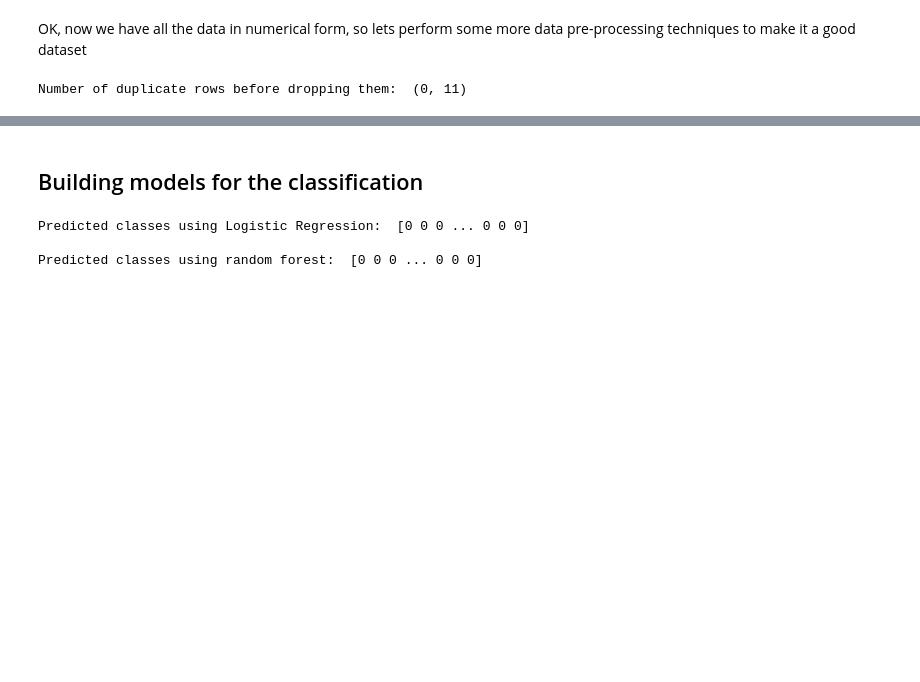
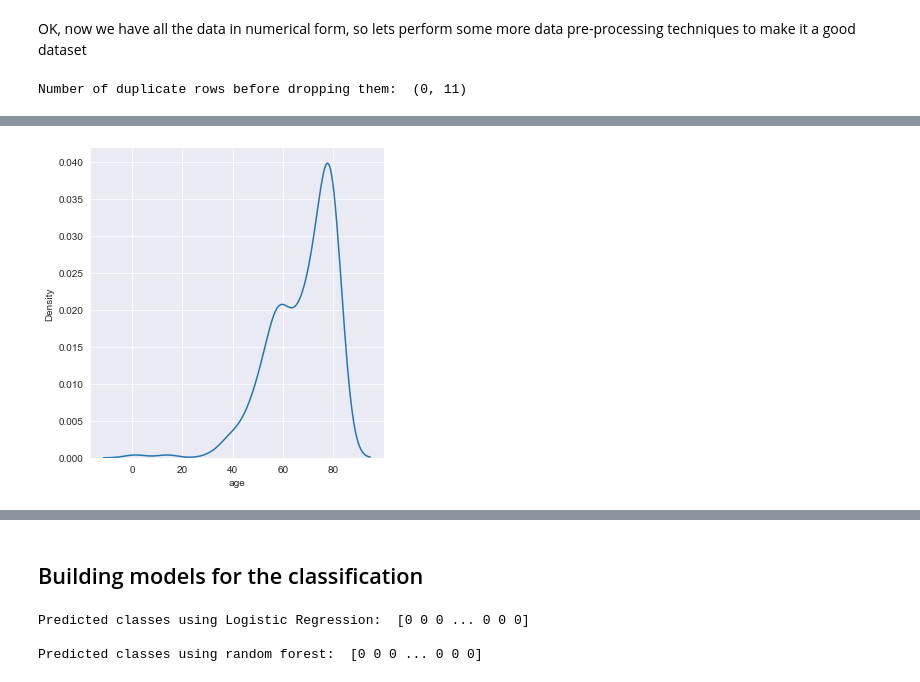
Before and after one commit to seenusnehil/Machine-Learning-Journey, a Jupyter notebook: Brain-Stroke-Prediction/brain-stroke-prediction.ipynb, the cells around one changed output, grey strips where cells are left out. Saved outputs shown, nothing was run; the diff lists cells and outputs as text; code cells hidden in the pictures; blank space fills up the shorter version.

```diff
--- a/Brain-Stroke-Prediction/brain-stroke-prediction.ipynb
+++ b/Brain-Stroke-Prediction/brain-stroke-prediction.ipynb
@@ -182,0 +162,6 @@ sns.boxplot(x = data['bmi'])
+# %%
+stroke = data[data['stroke']==1]
+sns.displot(stroke.age, kind='kde')
+plt.show()
+# %% [output]
+[figure, added]
```
Also changed, not shown: parts of 18 cells of this notebook, 1 other file.
